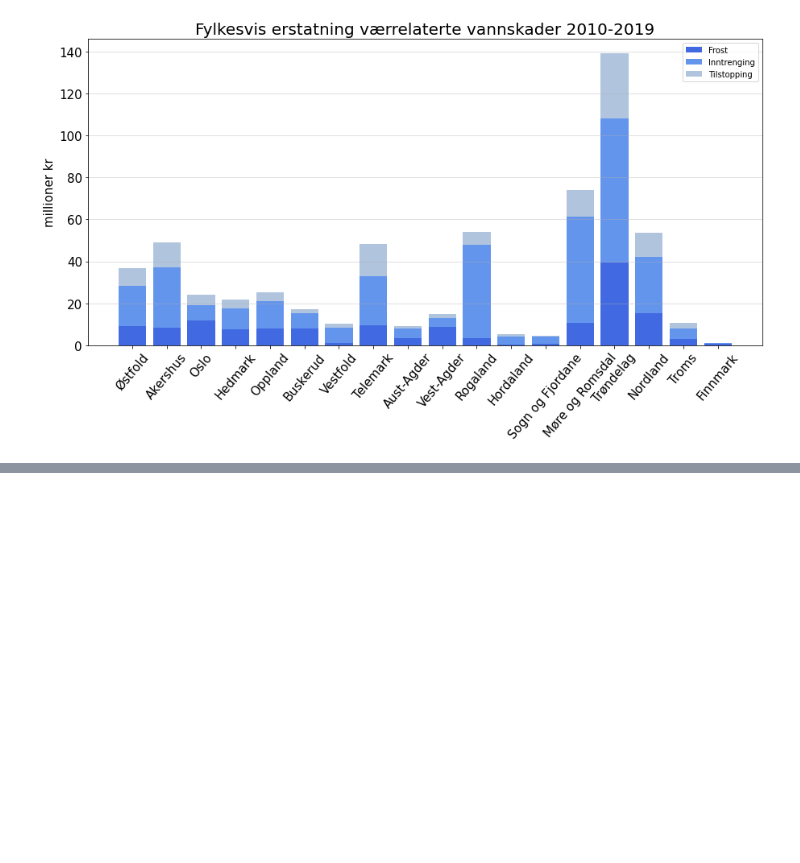
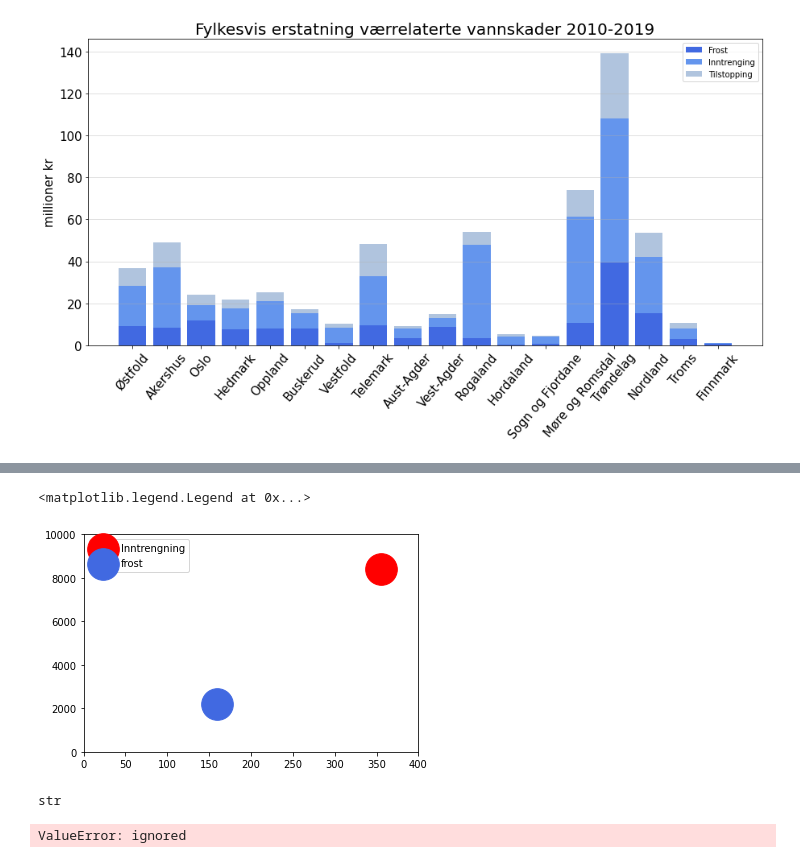
Before and after one commit to eirikngard/Eika, a Jupyter notebook: Eika_vs_FNO.ipynb, the cells around one changed output, grey strips where cells are left out. Cells and saved outputs as stored; diff of their text form; code cells hidden in the pictures; blank space fills up the shorter version.

```diff
--- a/Eika_vs_FNO.ipynb
+++ b/Eika_vs_FNO.ipynb
@@ -302,0 +309,4 @@ plt.show()
+# %%
+kol = ['skade','årsak','ant']
+inn= pd.read_csv('fno_værrelatert_inntrengning_per_skade_2010-2019.csv',names=kol,skiprows=1)
+frost = pd.read_csv('fno_værrelatert_frost_per_skade_2010-2019.csv',names=kol,skiprows=1)
@@ -302,0 +315,26 @@ plt.show()
+# %%
+inntot = inn['skade'].sum()*10**(-6)
+frosttot = frost['skade'].sum()*10**(-6)
+frostant = frost['ant']
+innant = inn['ant']
+inncount = 1188+1069+816+866+754+849+773+647+904+519 #finn en anne måte å summer disse str på
+frostant
+frostcount = 942+235+378+148+116+41+186+60+70+43
+# %%
+fig, ax = plt.subplots()
+ax.scatter(inntot,inncount,color='r',s=1000,label='Inntrengning')
+ax.scatter(frosttot,frostcount,color='royalblue',s=1000, label='frost')
+ax.set_ylim(0,10000)
+ax.set_xlim(0,400)
+plt.legend()
+# %% [output]
+<matplotlib.legend.Legend at 0x...>
+[figure, added]
+# %%
+type(innant.sum())
+# %% [output]
+str
+# %%
+results = [int(i) for i in innant]
+# %% [output]
+ValueError: ignored
```
Also changed, not shown: parts of 7 cells of this notebook.
